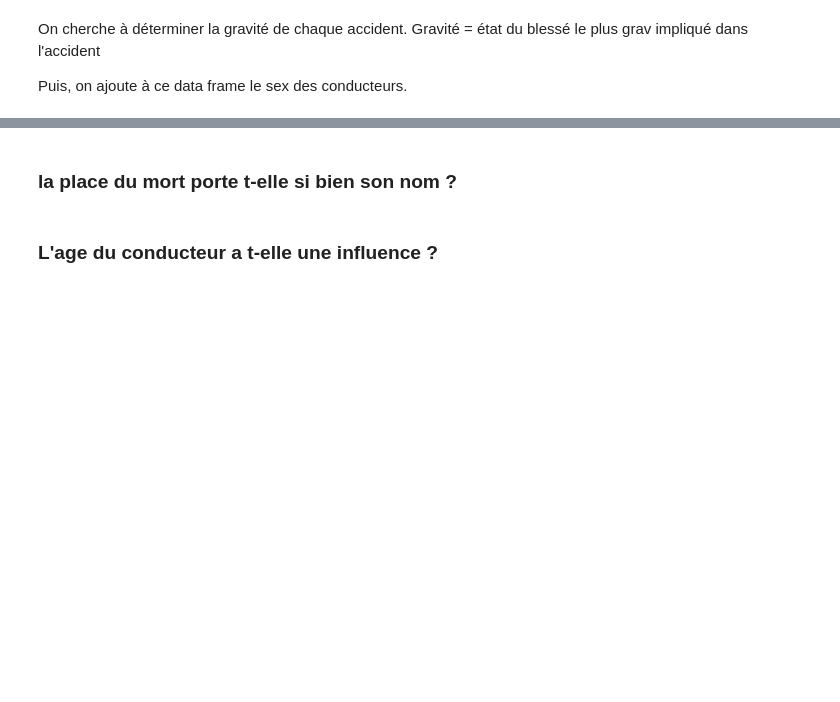
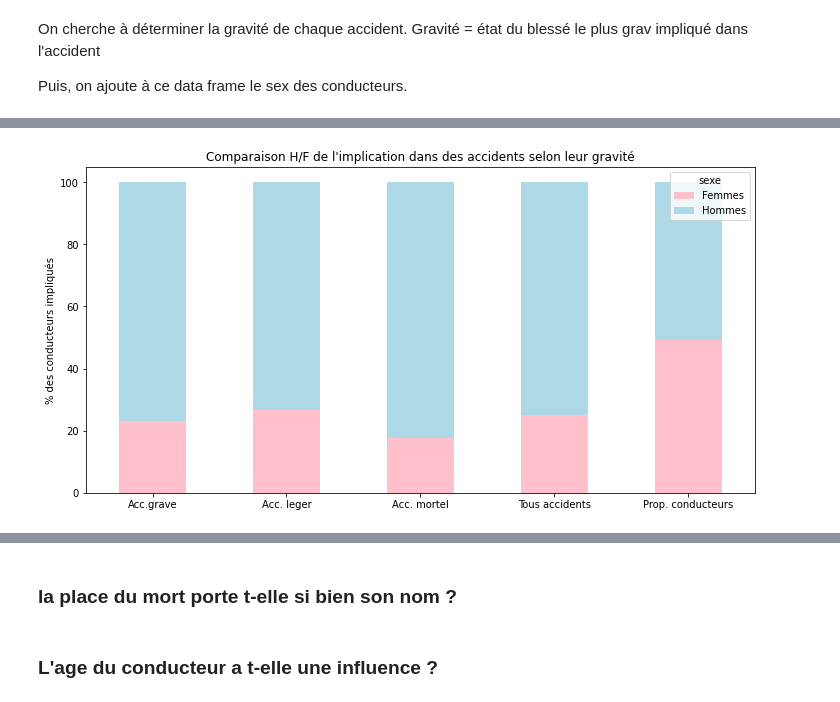
Before and after one commit to thomas-marquis/datascience-securite-routiere, a Jupyter notebook: notebooks/1.2-tm-accidents-exploration.ipynb, the cells around one changed output, grey strips where cells are left out. Drawn from its saved outputs; the diff is of its cells as text; code cells hidden in the pictures; blank space fills up the shorter version.

```diff
--- a/notebooks/1.2-tm-accidents-exploration.ipynb
+++ b/notebooks/1.2-tm-accidents-exploration.ipynb
@@ -448,0 +272,96 @@ for year in [2016, 2017, 2018, 2019]:
+# %%
+def compute_acc_severity(acc_severities):
+    """Groupby method.
+
+    Return the worst victim state for each accident.
+    """
+
+    # all_severity in ['safe', inj_light', 'inj_hosp', 'killed']
+    acc_severities_unique = acc_severities.unique()
+
+    if 'killed' in acc_severities_unique:
+        max_severity = 'killed'
+    elif 'inj_hosp' in acc_severities_unique:
+        max_severity = 'inj_hosp'
+    elif 'inj_light' in acc_severities_unique:
+        max_severity = 'inj_light'
+    else:
+        max_severity = 'safe'
+
+    return max_severity
+
+
+def get_acc_severity(acc):
+    """Pour chaque accident, donne l'état du blessé le plus grave. C'est la gravité de l'accident.
+
+    Peut prendre plus d'une minute.
+    """
+
+    acc_severity = acc.loc[:, ['Num_Acc', 'grav']]\
+            .groupby(by='Num_Acc')\
+            .agg(acc_severity=pd.NamedAgg(column='grav', aggfunc=compute_acc_severity))\
+            .reset_index()\
+            .astype({'acc_severity': 'category', 'Num_Acc': 'string'})
+
+    return acc_severity
+
+
+def get_pct_drivers_by_sex(drivers_count):
+    """Nombre de conducteur dans la population en pourcentage par sex."""
+
+    pct_drivers_sex = drivers_count\
+        .mean()[['prop_drive_male', 'prop_drive_female']]\
+        .mul(100).round(1)
+
+    return pct_drivers_sex
+
+
+def get_summary_by_sex(drivers_count, drivers, pct_drivers_sex):
+    summary = pd.crosstab(index=drivers['acc_severity'],
+                          columns=drivers['sexe'],
+                          margins=True, normalize=0)\
+        .mul(100).round(1)\
+        .append(pd.DataFrame({'female': pct_drivers_sex['prop_drive_female'],
+                               'male': pct_drivers_sex['prop_drive_male']},
+                             index=['Prop. conducteurs']))\
+                .rename({'All': 'Tous accidents',
+                        'killed': 'Acc. mortel',
+                        'inj_light': 'Acc. leger',
+                        'inj_hosp': 'Acc.grave'}, axis=0)\
+                .rename({'female': 'Femmes', 'male': 'Hommes'}, axis=1)
+
+    return summary
+
+
+def get_drivers(acc_severity, usag_df):
+    """Retourne l'ensemble des conducteurs impliqué dans un accident.
+
+    on ajoute à la table des usager la colonne correspondant au type d'accident
+    dans lequel il est impliqué (= état de la victime la plus grave)
+    on ne récupère de cette table que les usagers conducteurs
+    """
+
+    drivers = pd.merge(acc_severity, usag_df.loc[usag_df['catu'] == 'driver', :],
+                           on='Num_Acc', how='left')\
+        .loc[:, ['Num_Acc', 'acc_severity', 'sexe', 'trajet']]
+
+    return drivers
+
+
+if os.path.exists('../data/interim/accidents/acc_severity.csv'):
+        acc_severity = pd.read_csv('../data/interim/accidents/acc_severity.csv',
+                                   index_col=0, header=0,
+                                   dtype={'acc_severity': 'category', 'Num_Acc': 'string'})
+else:
+    # !! > 1 minute !!
+    acc_severity = get_acc_severity(acc)
+    acc_severity.to_csv(
+        '../data/interim/accidents/acc_severity.csv', index=True, header=True)
+
+drivers = get_drivers(acc_severity, usag_df)
+pct_drivers_sex = get_pct_drivers_by_sex(drivers_count)
+summary_sex = get_summary_by_sex(drivers_count, drivers, pct_drivers_sex)
+summary_sex.plot.bar(color=['pink', 'lightblue'], figsize=(12, 6), stacked=True,
+                     ylabel='% des conducteurs impliqués', rot=0,
+                     title="Comparaison H/F de l'implication dans des accidents selon leur gravité")
+# %% [output]
@@ -448,0 +369 @@ for year in [2016, 2017, 2018, 2019]:
+[figure, added]
```
Also changed, not shown: parts of 20 cells of this notebook, 11 other files.
